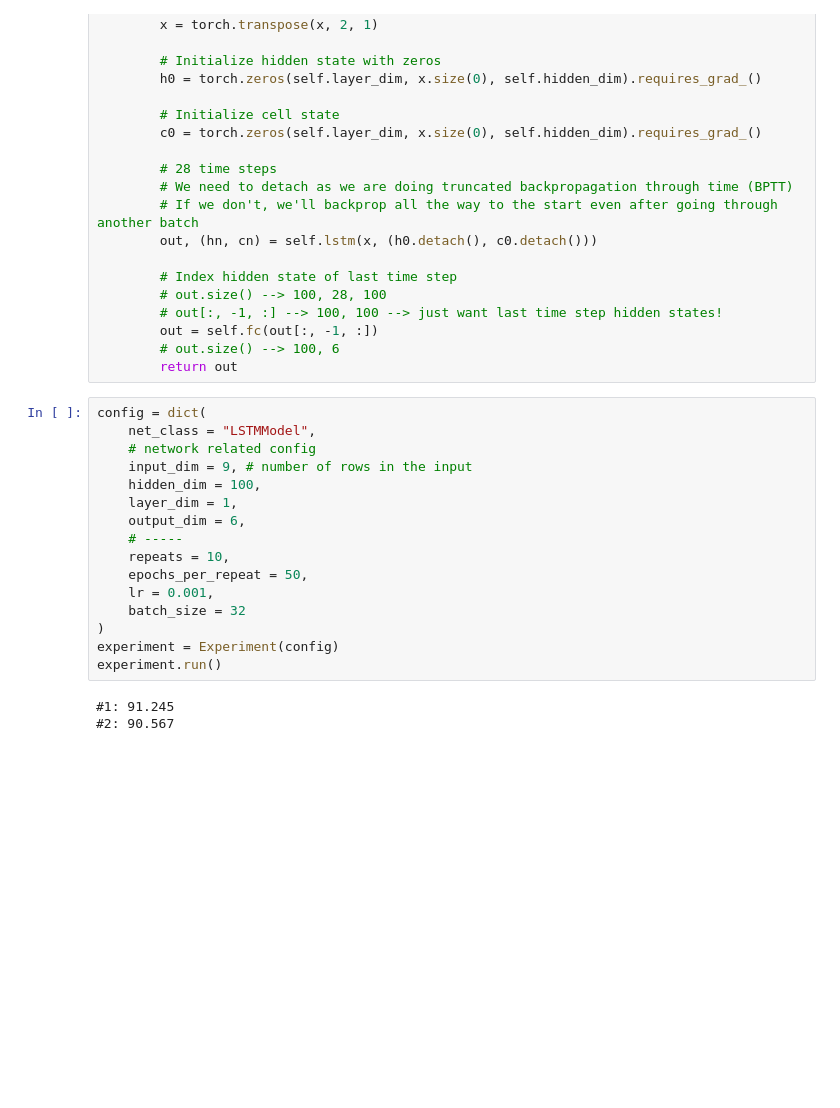
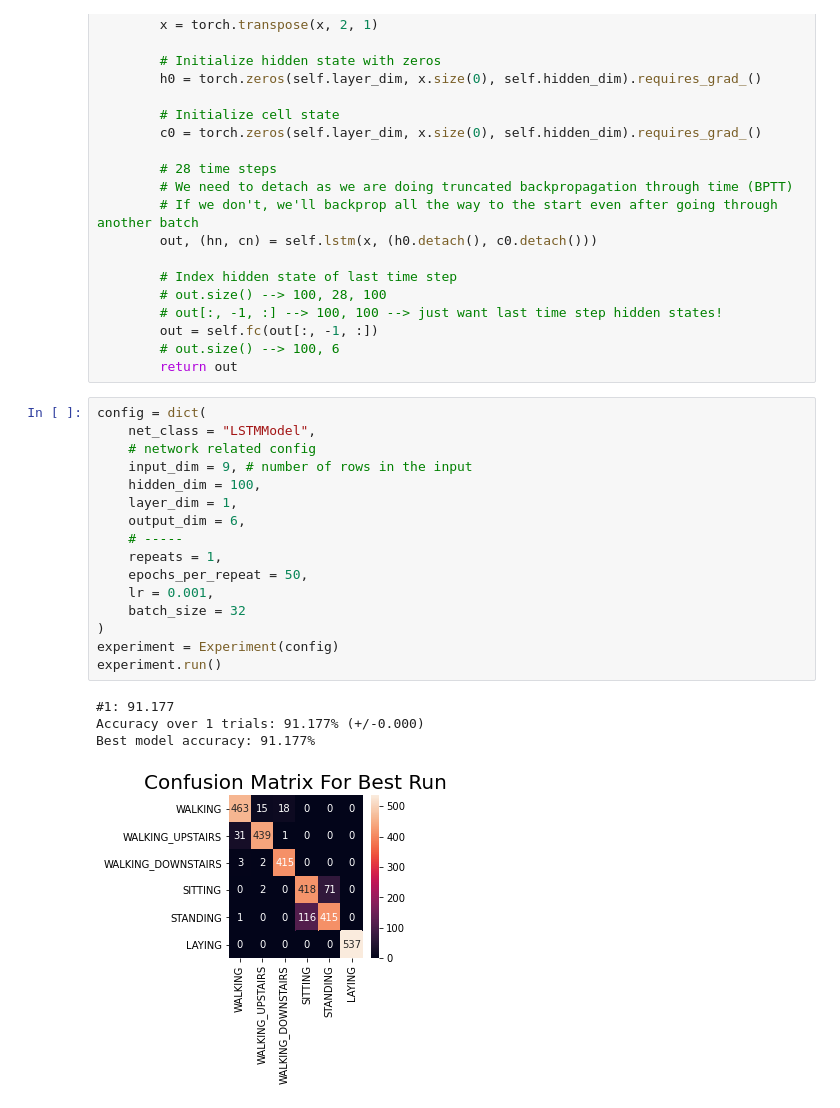
Before and after one commit to vinodrajendran001/MachineLearning_StochasticSignalAnalysis, a Jupyter notebook: notebooks/Machine Learning with Signal Processing techniques.ipynb, the cells around one changed output. Drawn from its saved outputs; the diff is of its cells as text; blank space fills up the shorter version.

```diff
--- a/notebooks/Machine Learning with Signal Processing techniques.ipynb
+++ b/notebooks/Machine Learning with Signal Processing techniques.ipynb
@@ -1001,19 +1000,21 @@ class LSTMModel(nn.Module):
 # %%
 config = dict(
     net_class = "LSTMModel",
     # network related config
     input_dim = 9, # number of rows in the input
     hidden_dim = 100,
     layer_dim = 1,
     output_dim = 6,
     # -----
-    repeats = 10,
+    repeats = 1,
     epochs_per_repeat = 50,
     lr = 0.001,
     batch_size = 32
 )
 experiment = Experiment(config)
 experiment.run()
 # %% [output]
-#1: 91.245
-#2: 90.567
+#1: 91.177
+Accuracy over 1 trials: 91.177% (+/-0.000)
+Best model accuracy: 91.177%
+[figure, added]
```
Also changed, not shown: parts of 6 cells of this notebook, 8 other files.
